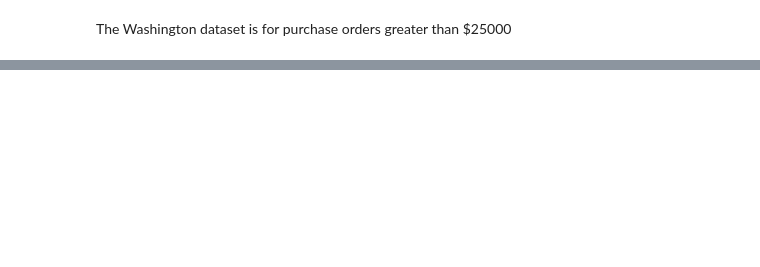
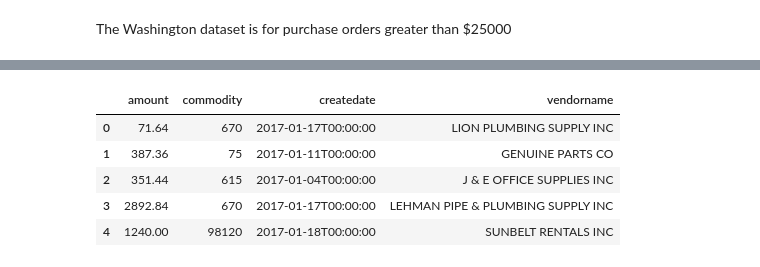
Before and after one commit to sunlightpolicy/open_data_standards_project, a Jupyter notebook: procurement.ipynb, the cells around one changed output, grey strips where cells are left out. Cells and saved outputs as stored; diff of their text form; code cells hidden in the pictures; blank space fills up the shorter version.

```diff
--- a/procurement.ipynb
+++ b/procurement.ipynb
@@ -41,0 +80,3 @@ The Washington dataset is for purchase orders greater than $25000
+# %%
+miami_pro_less = miami_pro[['amount','commodityname','createdate','vendorname']].rename(columns={
+    'commodityname':'commodity'})
@@ -41,0 +184,9 @@ The Washington dataset is for purchase orders greater than $25000
+# %%
+miami_pro_less.head()
+# %% [output]
+|  | amount | commodity | createdate | vendorname |
+| 0 | 71.64 | 670 | 2017-01-17T00:00:00 | LION PLUMBING SUPPLY INC |
+| 1 | 387.36 | 75 | 2017-01-11T00:00:00 | GENUINE PARTS CO |
+| 2 | 351.44 | 615 | 2017-01-04T00:00:00 | J & E OFFICE SUPPLIES INC |
+| 3 | 2892.84 | 670 | 2017-01-17T00:00:00 | LEHMAN PIPE & PLUMBING SUPPLY INC |
+| 4 | 1240.00 | 98120 | 2017-01-18T00:00:00 | SUNBELT RENTALS INC |
```
Also changed, not shown: parts of 18 cells of this notebook, 3 other files.
